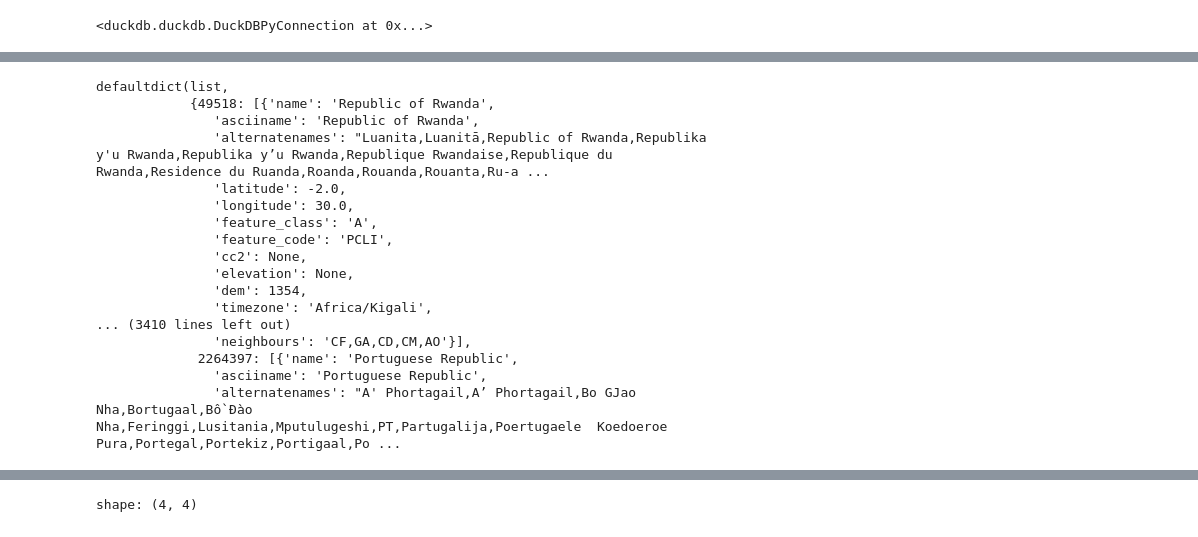
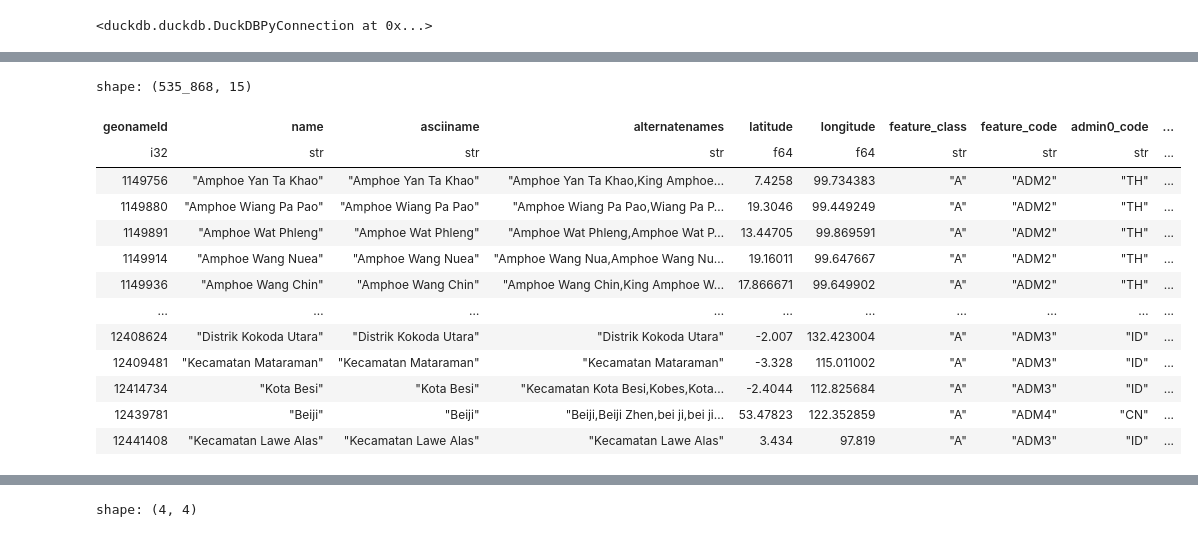
Before and after one commit to SamBroomy/heisenberg, a Jupyter notebook: test.ipynb, the cells around one changed output, grey strips where cells are left out. Cells and saved outputs as stored; diff of their text form; code cells hidden in the pictures.

```diff
--- a/test.ipynb
+++ b/test.ipynb
@@ -426,0 +451,2 @@ shape: (11_856_078, 19)
+# %%
+a = con.table("countryInfo").pl().join(con.table("allCountries").pl(), on="geonameId")
@@ -922,20 +964,53 @@ shape: (1, 31)
-# %%
-con.table("admin0").pl().rows_by_key("geonameId", named=True)
-# %% [output]
-defaultdict(list,
-            {49518: [{'name': 'Republic of Rwanda',
-               'asciiname': 'Republic of Rwanda',
-               'alternatenames': "Luanita,Luanitā,Republic of Rwanda,Republika y'u Rwanda,Republika y’u Rwanda,Republique Rwandaise,Republique du Rwanda,Residence du Ruanda,Roanda,Rouanda,Rouanta,Ru-a ...
-               'latitude': -2.0,
-               'longitude': 30.0,
-               'feature_class': 'A',
-               'feature_code': 'PCLI',
-               'cc2': None,
-               'elevation': None,
-               'dem': 1354,
-               'timezone': 'Africa/Kigali',
-... (3410 lines left out)
-               'neighbours': 'CF,GA,CD,CM,AO'}],
-             2264397: [{'name': 'Portuguese Republic',
-               'asciiname': 'Portuguese Republic',
-               'alternatenames': "A' Phortagail,A’ Phortagail,Bo GJao Nha,Bortugaal,Bồ Đào Nha,Feringgi,Lusitania,Mputulugeshi,PT,Partugalija,Poertugaele  Koedoeroe Pura,Portegal,Portekiz,Portigaal,Po ...
+# %%
+# 1. PREPARE THE BASE DATA
+# Start with a comprehensive temporary table containing all admin entities
+con.execute("""
+    CREATE OR REPLACE TEMP TABLE admin_entities AS
+    SELECT
+        a.geonameId,
+        a.name,
+        a.asciiname,
+        a.alternatenames,
+        a.latitude,
+        a.longitude,
+        a.feature_class,
+        a.feature_code,
+        a.admin0_code,
+        a.admin1_code,
+        a.admin2_code,
+        a.admin3_code,
+        a.admin4_code,
+        CASE
+            WHEN a.feature_code IN ('PCLI', 'PCLD', 'PCLF', 'PCLS', 'PCL', 'TERR') THEN 0
+            WHEN a.feature_code LIKE 'ADM1%' THEN 1
+            WHEN a.feature_code LIKE 'ADM2%' THEN 2
+            WHEN a.feature_code LIKE 'ADM3%' THEN 3
+            WHEN a.feature_code LIKE 'ADM4%' THEN 4
+            ELSE NULL
+        END AS admin_level,
+        h.parentId
+    FROM
+        allCountries a
+    LEFT JOIN
+        hierarchy h ON a.geonameId = h.childId AND h.type = 'ADM'
+    WHERE
+        a.feature_class = 'A' AND
+        (a.feature_code IN ('PCLI', 'PCLD', 'PCLF', 'PCLS', 'PCL', 'TERR') OR
+         a.feature_code LIKE 'ADM%')
+    """)
+con.table("admin_entities").pl()
+# %% [output]
+shape: (535_868, 15)
+| geonameId | name | asciiname | alternatenames | latitude | longitude | feature_class | feature_code | admin0_code | ... |
+| i32 | str | str | str | f64 | f64 | str | str | str | ... |
+| 1149756 | "Amphoe Yan Ta Khao" | "Amphoe Yan Ta Khao" | "Amphoe Yan Ta Khao,King Amphoe… | 7.4258 | 99.734383 | "A" | "ADM2" | "TH" | ... |
+| 1149880 | "Amphoe Wiang Pa Pao" | "Amphoe Wiang Pa Pao" | "Amphoe Wiang Pa Pao,Wiang Pa P… | 19.3046 | 99.449249 | "A" | "ADM2" | "TH" | ... |
+| 1149891 | "Amphoe Wat Phleng" | "Amphoe Wat Phleng" | "Amphoe Wat Phleng,Amphoe Wat P… | 13.44705 | 99.869591 | "A" | "ADM2" | "TH" | ... |
+| 1149914 | "Amphoe Wang Nuea" | "Amphoe Wang Nuea" | "Amphoe Wang Nua,Amphoe Wang Nu… | 19.16011 | 99.647667 | "A" | "ADM2" | "TH" | ... |
+| 1149936 | "Amphoe Wang Chin" | "Amphoe Wang Chin" | "Amphoe Wang Chin,King Amphoe W… | 17.866671 | 99.649902 | "A" | "ADM2" | "TH" | ... |
+| … | … | … | … | … | … | … | … | … | ... |
+| 12408624 | "Distrik Kokoda Utara" | "Distrik Kokoda Utara" | "Distrik Kokoda Utara" | -2.007 | 132.423004 | "A" | "ADM3" | "ID" | ... |
+| 12409481 | "Kecamatan Mataraman" | "Kecamatan Mataraman" | "Kecamatan Mataraman" | -3.328 | 115.011002 | "A" | "ADM3" | "ID" | ... |
+| 12414734 | "Kota Besi" | "Kota Besi" | "Kecamatan Kota Besi,Kobes,Kota… | -2.4044 | 112.825684 | "A" | "ADM3" | "ID" | ... |
+| 12439781 | "Beiji" | "Beiji" | "Beiji,Beiji Zhen,bei ji,bei ji… | 53.47823 | 122.352859 | "A" | "ADM4" | "CN" | ... |
+| 12441408 | "Kecamatan Lawe Alas" | "Kecamatan Lawe Alas" | "Kecamatan Lawe Alas" | 3.434 | 97.819 | "A" | "ADM3" | "ID" | ... |
```
Also changed, not shown: parts of 76 cells of this notebook, 16 other files.
